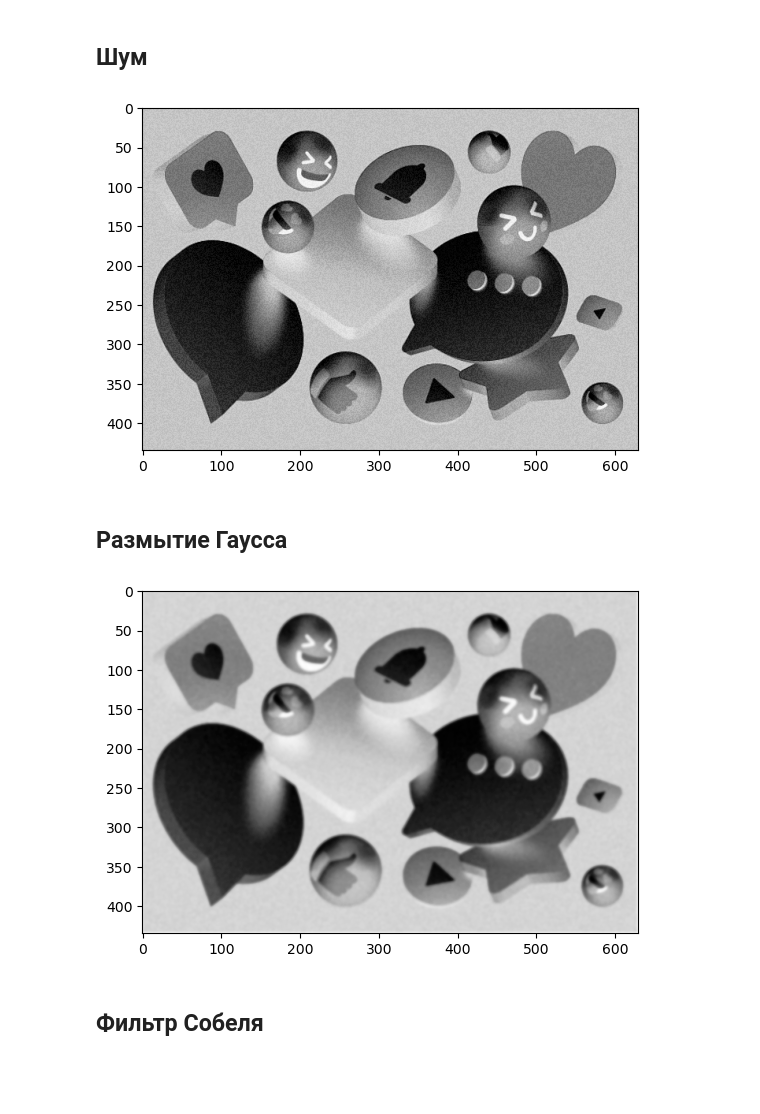
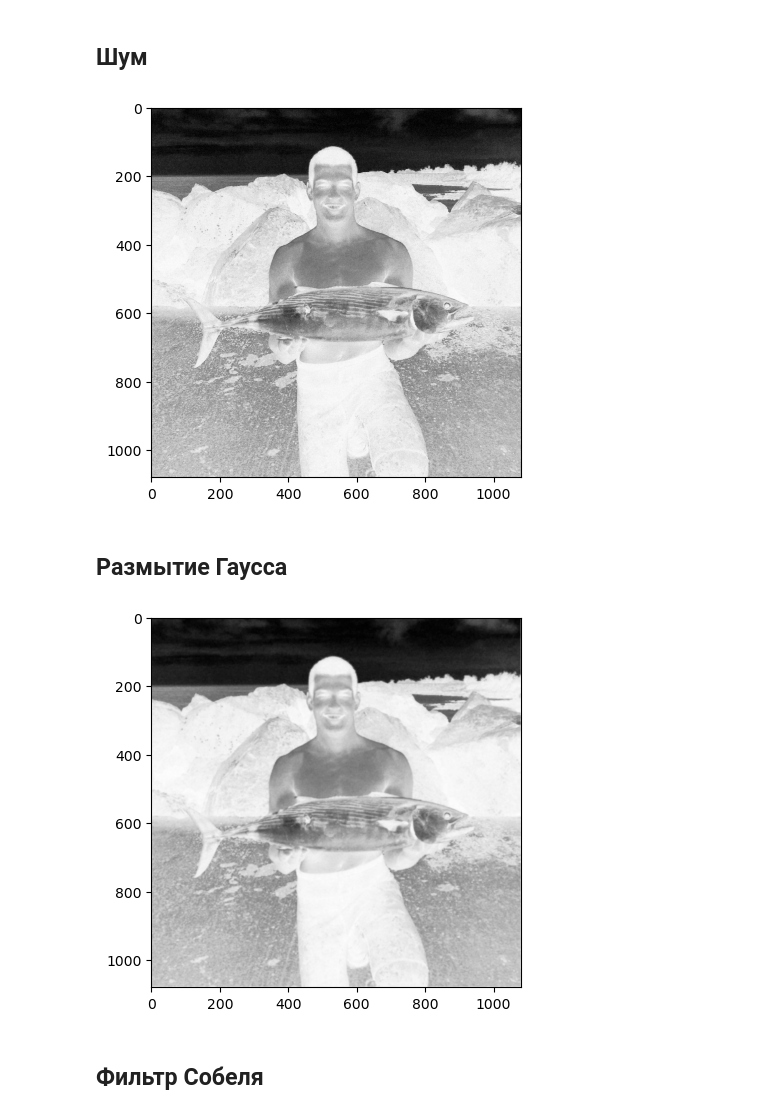
Before and after one commit to Str1kez/computer_vision, a Jupyter notebook: exercise3.ipynb, the cells around one changed output. Cells and saved outputs as stored; diff of their text form; code cells hidden in the pictures; blank space fills up the shorter version.

```diff
--- a/exercise3.ipynb
+++ b/exercise3.ipynb
@@ -11,7 +11,7 @@ import numpy.typing as npt
 
 def get_image() -> np.array:
     dir = "images/"
-    image = Image.open(dir + "example.png")
+    image = Image.open(dir + "fishman.jpg")
     image_array = np.array(image)[:, :, :3]
     return image_array
 
@@ -45,35 +45,35 @@ def get_noise_image(mean: float = 50, sigma: float = 5, data_type=float) -> np.a
 
 show_image(get_noise_image())
 # %% [output]
-[figure, old version]
+[figure, new version]
 # %% [markdown]
 ## Размытие Гаусса
 # %%
 def filter_gauss(K_size, sigma, im):
     H, W = im.shape
 
     pad = K_size // 2
     out = np.zeros((H + pad * 2, W + pad * 2), np.float64)
     out[pad: pad + H, pad: pad + W] = im.copy().astype(np.float64)
 
     K = np.zeros((K_size, K_size), np.float64)
     for x in range(-pad, -pad + K_size):
         for y in range(-pad, -pad + K_size):
             K[x + pad, y + pad] = np.exp( -(x * x + y * y) / (2 * (sigma * sigma)))
     K /= 2 * np.pi * sigma * sigma
     K /= K.sum()
 
     tmp = out.copy()
 
     for y in range(H):
         for x in range(W):
             out[pad + y, pad + x] = np.sum(K * tmp[y: y + K_size, x: x + K_size])
     out = np.clip(out, 0, 255).astype(np.uint8)
     return out[pad: pad + H, pad: pad + W]
 
-show_image(filter_gauss(10, 1.6, get_noise_image()))
+show_image(filter_gauss(8, 1.5, get_noise_image()))
 # %% [output]
-[figure, old version]
+[figure, new version]
 # %% [markdown]
 ## Фильтр Собеля
 # %%
```
Also changed, not shown: parts of 10 cells of this notebook.
